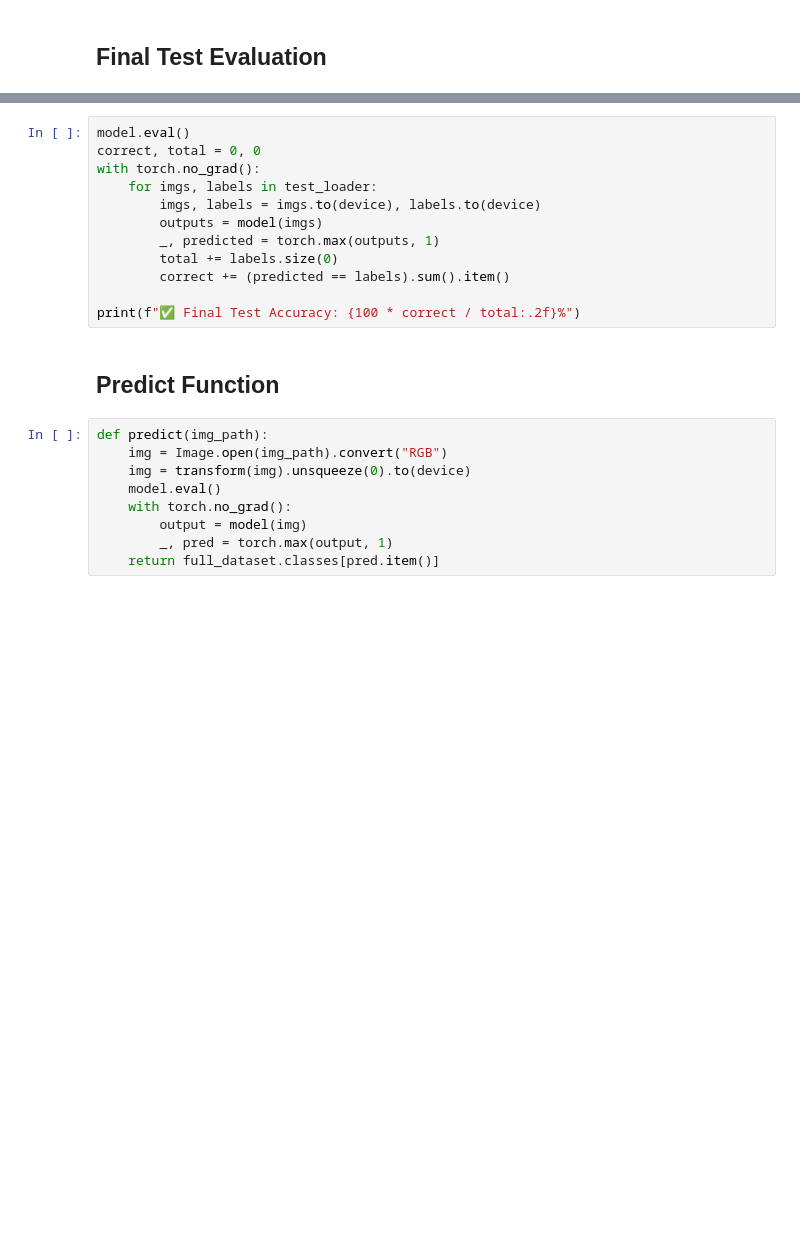
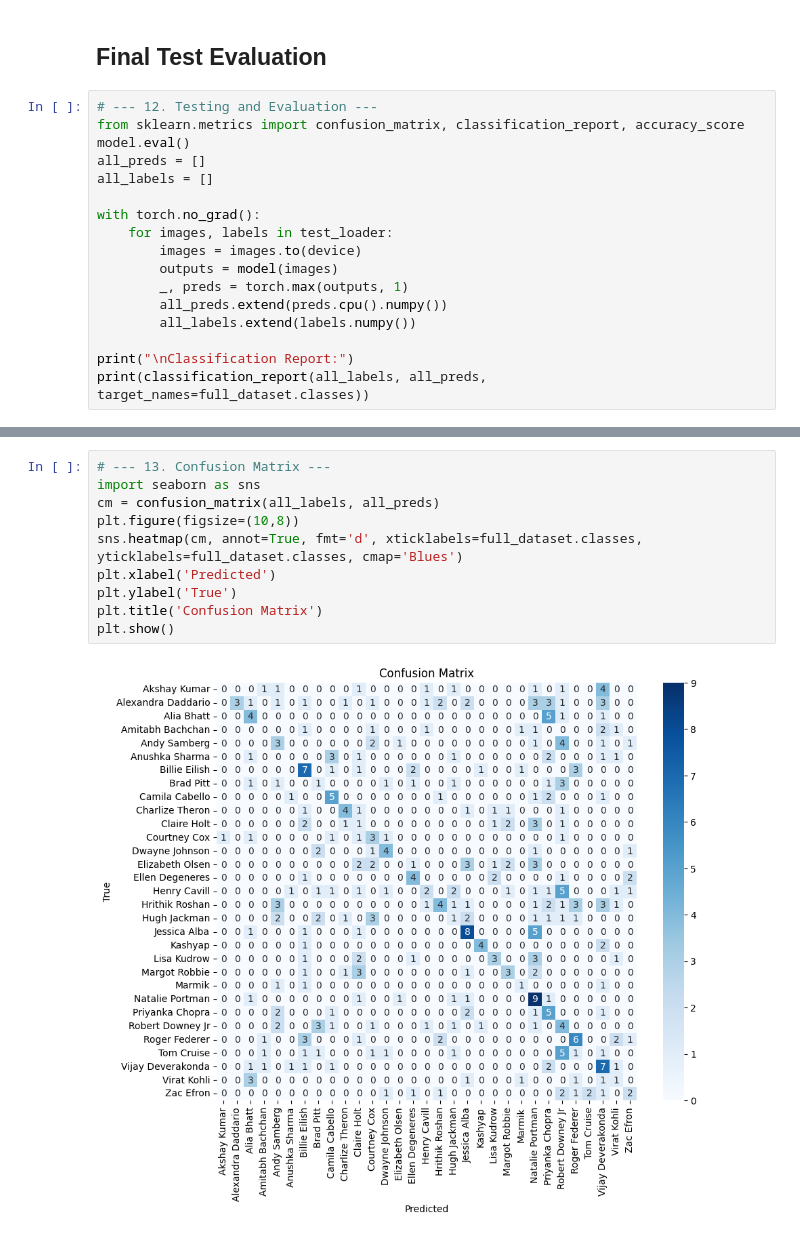
Before and after one commit to winswe/022-ArtificialIntelligenceCrashCourse, a Jupyter notebook: CNN-01-Assigment-gpt.ipynb, the cells around one changed output, grey strips where cells are left out. Drawn from its saved outputs; the diff is of its cells as text; blank space fills up the shorter version.

```diff
--- a/CNN-01-Assigment-gpt.ipynb
+++ b/CNN-01-Assigment-gpt.ipynb
@@ -153,2 +241,19 @@ Epoch 10/10, Loss: 2.5374, Val Acc: 23.70%
 # %% [markdown]
 ## Final Test Evaluation
+# %%
+# --- 12. Testing and Evaluation ---
+from sklearn.metrics import confusion_matrix, classification_report, accuracy_score
+model.eval()
+all_preds = []
+all_labels = []
+
+with torch.no_grad():
+    for images, labels in test_loader:
+        images = images.to(device)
+        outputs = model(images)
+        _, preds = torch.max(outputs, 1)
+        all_preds.extend(preds.cpu().numpy())
+        all_labels.extend(labels.numpy())
+
+print("\nClassification Report:")
+print(classification_report(all_labels, all_preds, target_names=full_dataset.classes))
@@ -155,23 +278,12 @@ Epoch 10/10, Loss: 2.5374, Val Acc: 23.70%
 # %%
-model.eval()
-correct, total = 0, 0
-with torch.no_grad():
-    for imgs, labels in test_loader:
-        imgs, labels = imgs.to(device), labels.to(device)
-        outputs = model(imgs)
-        _, predicted = torch.max(outputs, 1)
-        total += labels.size(0)
-        correct += (predicted == labels).sum().item()
-
-print(f"✅ Final Test Accuracy: {100 * correct / total:.2f}%")
+# --- 13. Confusion Matrix ---
+import seaborn as sns
+cm = confusion_matrix(all_labels, all_preds)
+plt.figure(figsize=(10,8))
+sns.heatmap(cm, annot=True, fmt='d', xticklabels=full_dataset.classes, yticklabels=full_dataset.classes, cmap='Blues')
+plt.xlabel('Predicted')
+plt.ylabel('True')
+plt.title('Confusion Matrix')
+plt.show()
+# %% [output]
+[figure, added]
-# %% [markdown]
-## Predict Function
-# %%
-def predict(img_path):
-    img = Image.open(img_path).convert("RGB")
-    img = transform(img).unsqueeze(0).to(device)
-    model.eval()
-    with torch.no_grad():
-        output = model(img)
-        _, pred = torch.max(output, 1)
-    return full_dataset.classes[pred.item()]
```
Also changed, not shown: parts of 13 cells of this notebook.
